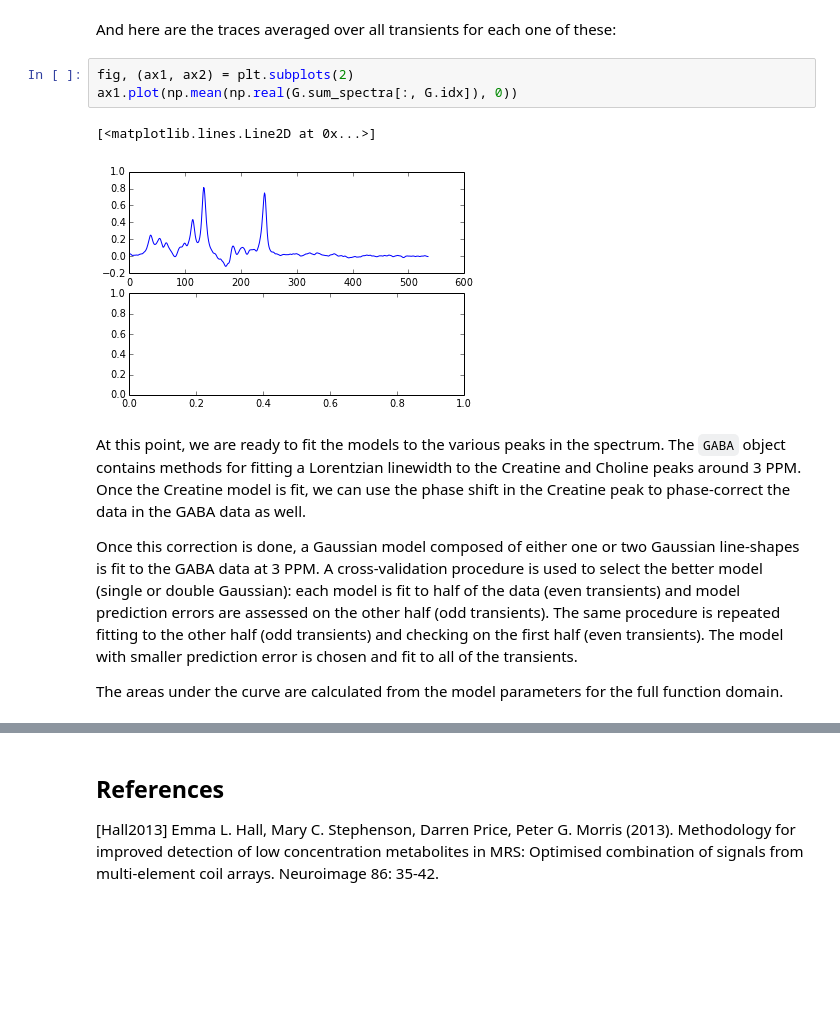
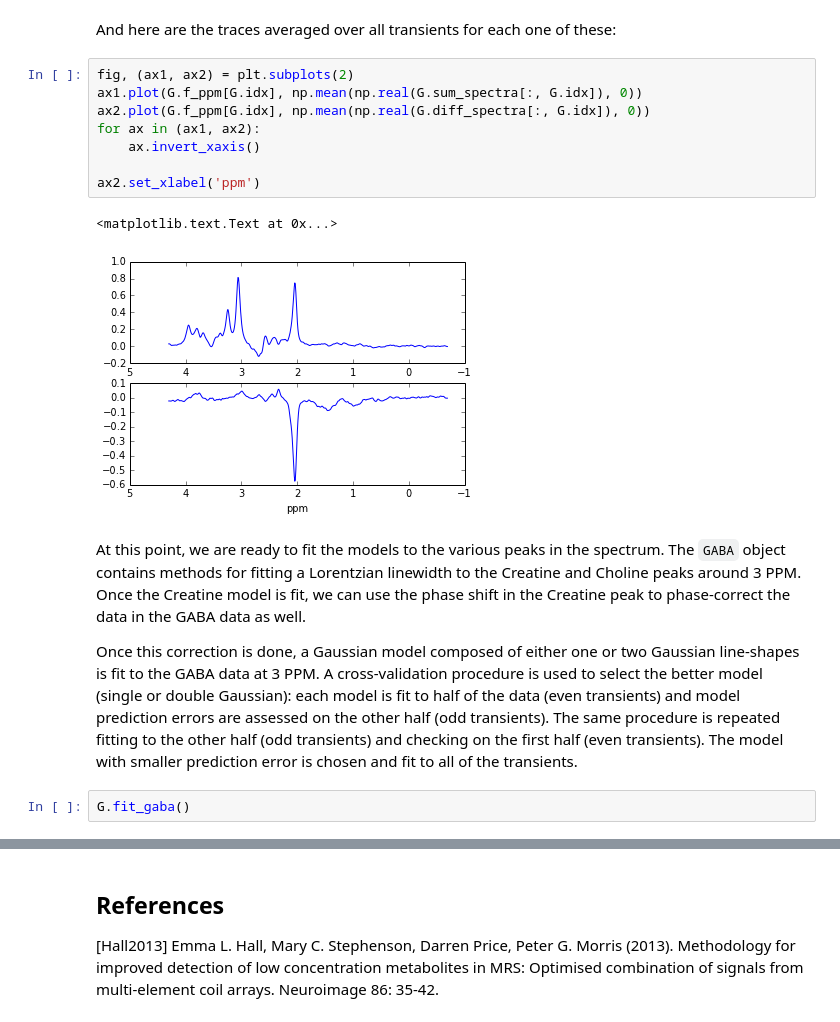
Before and after one commit to cni/MRS, a Jupyter notebook: ipynb/002-Analysis-Examples.ipynb, the cells around one changed output, grey strips where cells are left out. Cells and saved outputs as stored; diff of their text form; blank space fills up the shorter version.

```diff
--- a/ipynb/002-Analysis-Examples.ipynb
+++ b/ipynb/002-Analysis-Examples.ipynb
@@ -111,13 +121,18 @@ Note that the object already has the slicing attribute `idx`, which is used to h
 And here are the traces averaged over all transients for each one of these:
 # %%
 fig, (ax1, ax2) = plt.subplots(2)
-ax1.plot(np.mean(np.real(G.sum_spectra[:, G.idx]), 0))
+ax1.plot(G.f_ppm[G.idx], np.mean(np.real(G.sum_spectra[:, G.idx]), 0))
+ax2.plot(G.f_ppm[G.idx], np.mean(np.real(G.diff_spectra[:, G.idx]), 0))
+for ax in (ax1, ax2):
+    ax.invert_xaxis()
+
+ax2.set_xlabel('ppm')
 # %% [output]
-[<matplotlib.lines.Line2D at 0x...>]
+<matplotlib.text.Text at 0x...>
-[figure, old version]
+[figure, new version]
 # %% [markdown]
 At this point, we are ready to fit the models to the various peaks in the spectrum. The `GABA` object contains methods for fitting a Lorentzian linewidth to the Creatine and Choline peaks around 3 PPM. Once the Creatine model is fit, we can use the phase shift in the Creatine peak to phase-correct the data in the GABA data as well.
 
 Once this correction is done, a Gaussian model composed of either one or two Gaussian line-shapes is fit to the GABA data at 3 PPM. A cross-validation procedure is used to select the better model (single or double Gaussian): each model is fit to half of the data (even transients) and model prediction errors are assessed on the other half (odd transients). The same procedure is repeated fitting to the other half (odd transients) and checking on the first half (even transients). The model with smaller prediction error is chosen and fit to all of the transients.
-
-The areas under the curve are calculated from the model parameters for the full function domain.
+# %%
+G.fit_gaba()
```
Also changed, not shown: parts of 8 cells of this notebook, 1 other file.
